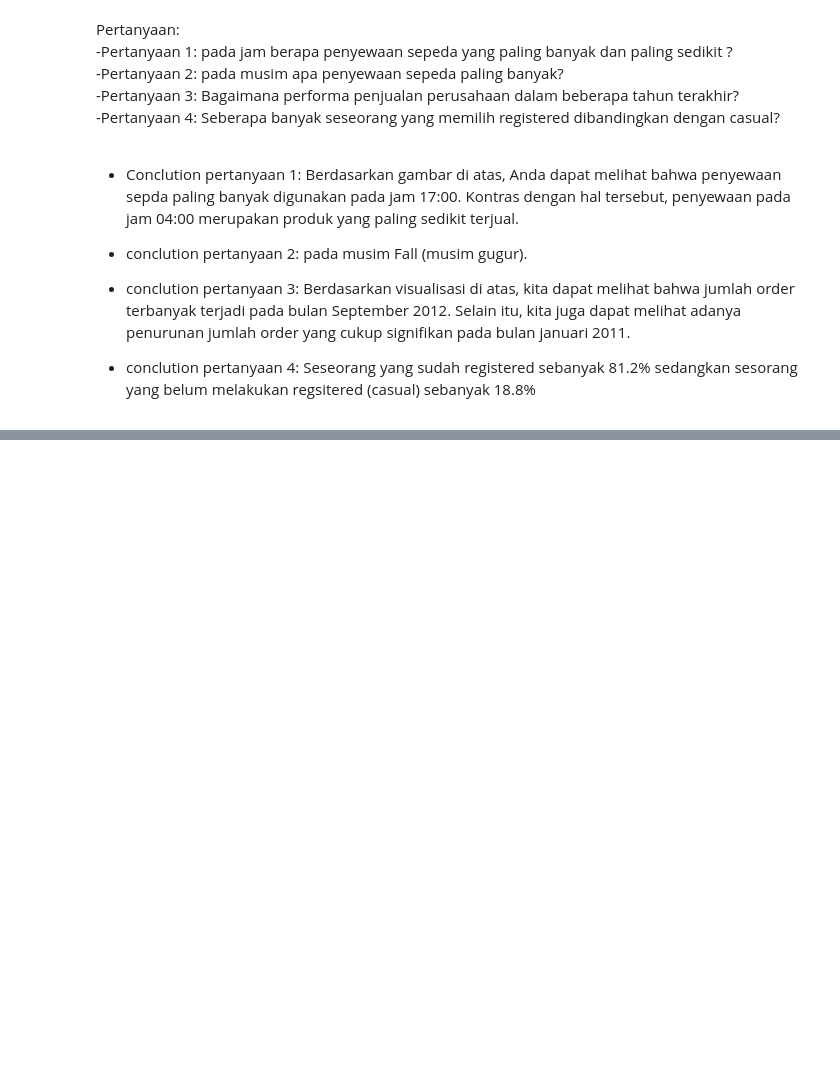
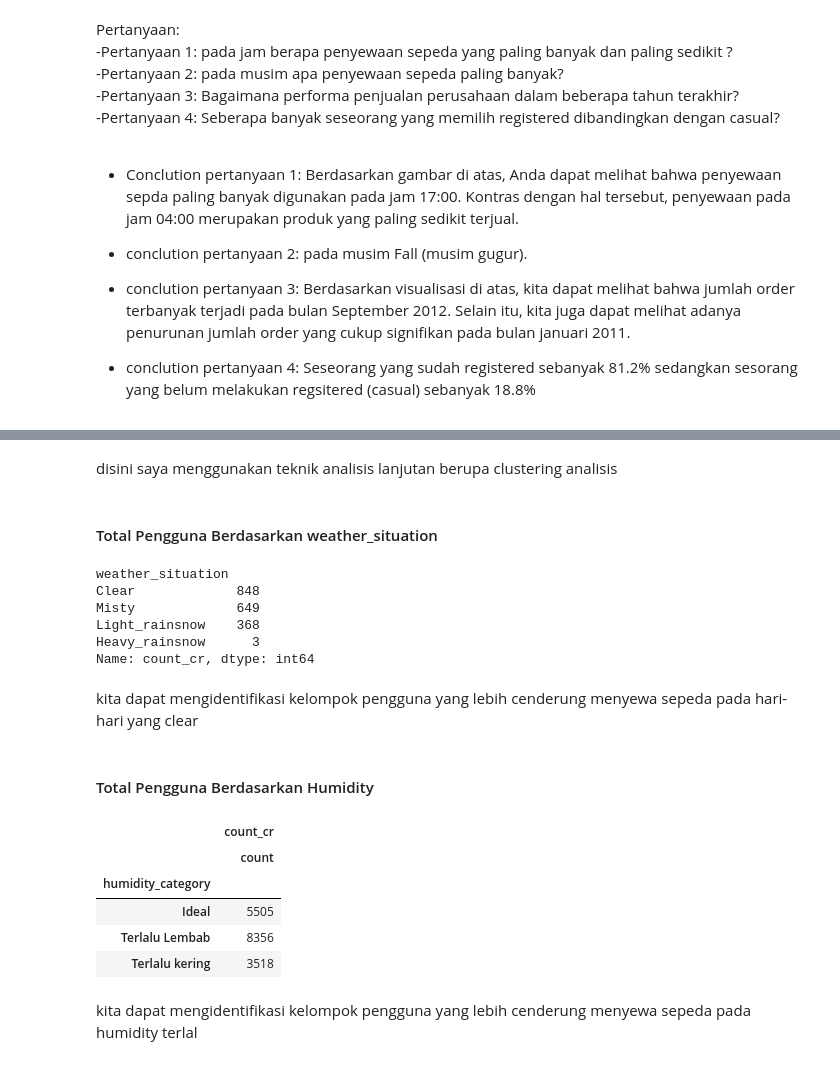
Before and after one commit to ariniamsr/bike-sharing, a Jupyter notebook: notebook.ipynb, the cells around one changed output, grey strips where cells are left out. Cells and saved outputs as stored; diff of their text form; code cells hidden in the pictures; blank space fills up the shorter version.

Commit message:
Perbaikan README.md dam penambahan teknik analisis lanjutan

```diff
--- a/notebook.ipynb
+++ b/notebook.ipynb
@@ -194,25 +196,29 @@ day_df.rename(columns={'yr':'year','mnth':'month','weekday':'one_of_week', 'weat
 hour_df.rename(columns={'yr':'year','hr':'hours','mnth':'month','weekday':'one_of_week', 'weathersit':'weather_situation','windspeed':'wind_speed','cnt':'count_cr','hum':'humidity'},inplace=True)
 # %%
-#Mengkonversi isi kolom agar mudah dipahami
-## konversi season menjadi: 1:Spring, 2:Summer, 3:Fall, 4:Winter
+# Mengkonversi isi kolom agar mudah dipahami
+# konversi season menjadi: 1:Spring, 2:Summer, 3:Fall, 4:Winter
 day_df.season.replace((1,2,3,4), ('Spring','Summer','Fall','Winter'), inplace=True)
 hour_df.season.replace((1,2,3,4), ('Spring','Summer','Fall','Winter'), inplace=True)
 
-## konversi month menjadi: 1:Jan, 2:Feb, 3:Mar, 4:Apr, 5:May, 6:Jun, 7:Jul, 8:Aug, 9:Sep, 10:Oct, 11:Nov, 12:Dec
+# konversi month menjadi: 1:Jan, 2:Feb, 3:Mar, 4:Apr, 5:May, 6:Jun, 7:Jul, 8:Aug, 9:Sep, 10:Oct, 11:Nov, 12:Dec
 day_df.month.replace((1,2,3,4,5,6,7,8,9,10,11,12),('Jan','Feb','Mar','Apr','May','Jun','Jul','Aug','Sep','Oct','Nov','Dec'), inplace=True)
 hour_df.month.replace((1,2,3,4,5,6,7,8,9,10,11,12),('Jan','Feb','Mar','Apr','May','Jun','Jul','Aug','Sep','Oct','Nov','Dec'), inplace=True)
 
-## konversi weather_situation menjadi: 1:Clear, 2:Misty, 3:Light_RainSnow 4:Heavy_RainSnow
+# konversi weather_situation menjadi: 1:Clear, 2:Misty, 3:Light_RainSnow 4:Heavy_RainSnow
 day_df.weather_situation.replace((1,2,3,4), ('Clear','Misty','Light_rainsnow','Heavy_rainsnow'), inplace=True)
 hour_df.weather_situation.replace((1,2,3,4), ('Clear','Misty','Light_rainsnow','Heavy_rainsnow'), inplace=True)
 
-## konversi one_of_week menjadi: 0:Sun, 1:Mon, 2:Tue, 3:Wed, 4:Thu, 5:Fri, 6:Sat
+# konversi one_of_week menjadi: 0:Sun, 1:Mon, 2:Tue, 3:Wed, 4:Thu, 5:Fri, 6:Sat
 day_df.one_of_week.replace((0,1,2,3,4,5,6), ('Sunday','Monday','Tuesday','Wednesday','Thursday','Friday','Saturday'), inplace=True)
 hour_df.one_of_week.replace((0,1,2,3,4,5,6), ('Sunday','Monday','Tuesday','Wednesday','Thursday','Friday','Saturday'), inplace=True)
 
-## konversi year menjadi: 0:2011, 1:2012
+# konversi year menjadi: 0:2011, 1:2012
 day_df.year.replace((0,1), ('2011','2012'), inplace=True)
 hour_df.year.replace((0,1), ('2011','2012'), inplace=True)
+
+# Menghitung Humidity
+day_df['humidity'] = day_df['humidity']*100
+hour_df['humidity'] = hour_df['humidity']*100
 # %% [markdown]
 #### Membuat kolom baru bernama category_days yang menunjukan isi kolom tersebut weekend atau weekdays
 # %%
@@ -226,6 +232,17 @@ def get_category_days(one_of_week):
 
 hour_df["category_days"] = hour_df["one_of_week"].apply(get_category_days)
 day_df["category_days"] = day_df["one_of_week"].apply(get_category_days)
+# %%
+def classify_humidity(humidity):
+    if humidity < 45:
+        return "Terlalu kering"
+    elif humidity >= 45 and humidity < 65:
+        return "Ideal"
+    else:
+        return "Terlalu Lembab"
+
+hour_df["humidity_category"] = hour_df["humidity"].apply(classify_humidity)
+day_df["humidity_category"] = day_df["humidity"].apply(classify_humidity)
 # %% [markdown]
 dapat dilihat,
 * kita sudah menghapus kolom instant dan workingday ✓
@@ -477,0 +499,29 @@ Pertanyaan:<br>
+# %% [markdown]
+disini saya menggunakan teknik analisis lanjutan berupa clustering analisis
+# %% [markdown]
+#### Total Pengguna Berdasarkan weather_situation
+# %%
+hour_df.groupby(by="weather_situation").count_cr.nunique().sort_values(ascending=False)
+# %% [output]
+weather_situation
+Clear             848
+Misty             649
+Light_rainsnow    368
+Heavy_rainsnow      3
+Name: count_cr, dtype: int64
+# %% [markdown]
+kita dapat mengidentifikasi kelompok pengguna yang lebih cenderung menyewa sepeda pada hari-hari yang clear
+# %% [markdown]
+#### Total Pengguna Berdasarkan Humidity
+# %%
+hour_df.groupby(by="humidity_category").agg({
+    "count_cr": ["count"]})
+# %% [output]
+|  | count_cr |
+|  | count |
+| humidity_category |  |
+| Ideal | 5505 |
+| Terlalu Lembab | 8356 |
+| Terlalu kering | 3518 |
+# %% [markdown]
+kita dapat mengidentifikasi kelompok pengguna yang lebih cenderung menyewa sepeda pada humidity terlal
```
Also changed, not shown: parts of 27 cells of this notebook, 1 other file.
